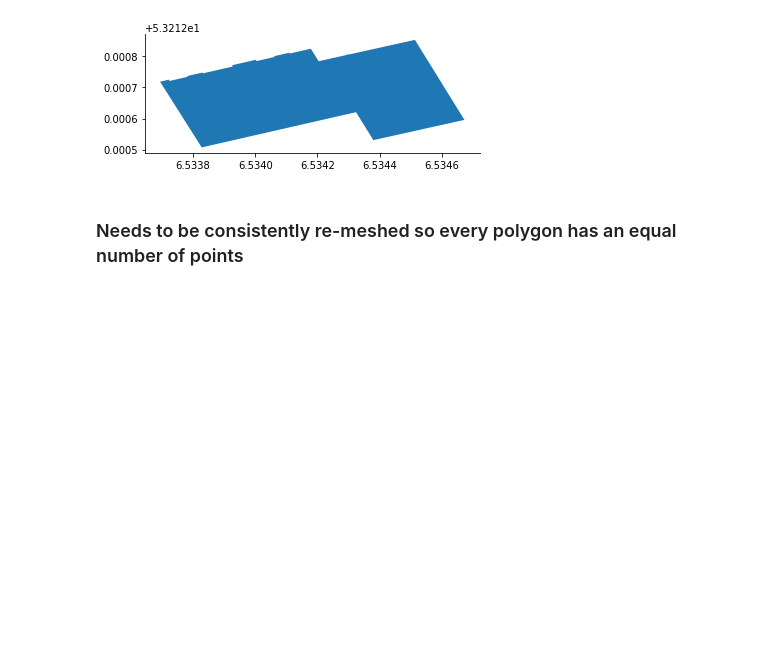
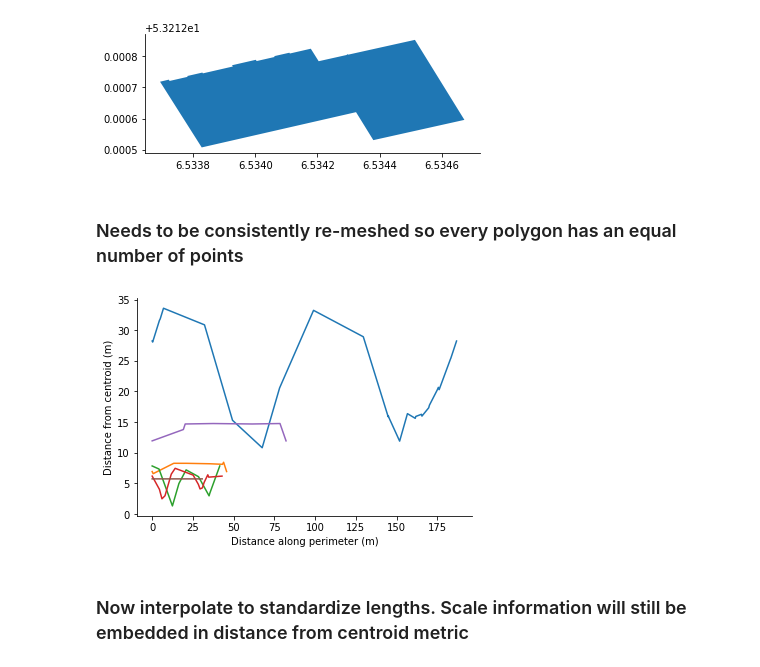
Before and after one commit to jamesjarlathlong/fragilityclustering, a Jupyter notebook: data/exploratory_clustering.ipynb, the cells around one changed output. Drawn from its saved outputs; the diff is of its cells as text; code cells hidden in the pictures; blank space fills up the shorter version.

Commit message:
updating with timeseries approach

```diff
--- a/data/exploratory_clustering.ipynb
+++ b/data/exploratory_clustering.ipynb
@@ -224,3 +246,29 @@ sns.despine()
 [figure]
 # %% [markdown]
 ### Needs to be consistently re-meshed so every polygon has an equal number of points
+# %%
+def cumulativedistance_from_startvertex(polygon):
+    pointsx, pointsy = polygon.exterior.coords.xy
+    pointlist = list(zip(pointsx, pointsy))
+    consecutive_pairs = list(zip(pointlist,pointlist[1:]))
+    consecutive_distances = [0]+[haversine(*thisvertex,*nextvertex)
+                            for thisvertex,nextvertex in consecutive_pairs]
+    cumulative_distances = itertools.accumulate(consecutive_distances)
+    return cumulative_distances
+def distancesensitive_polygon_to_timeseries(polygon):
+    fromcentroids = polygon_to_timeseries(polygon)
+    linear_from_start = cumulativedistance_from_startvertex(polygon)
+    return list(zip(linear_from_start,fromcentroids))
+# %%
+shapes['perimeter_timeseries'] = shapes['geometry'].apply(distancesensitive_polygon_to_timeseries)
+# %%
+fig,ax = plt.subplots(1)
+for idx,ts in enumerate(shapes.iloc[150:156]['perimeter_timeseries']):
+    ax.plot([i[0] for i in ts],[i[1] for i in ts], label=idx+150)
+ax.set_ylabel('Distance from centroid (m)')
+ax.set_xlabel('Distance along perimeter (m)')
+sns.despine()
+# %% [output]
+[figure, added]
+# %% [markdown]
+### Now interpolate to standardize lengths. Scale information will still be embedded in distance from centroid metric
```
Also changed, not shown: parts of 20 cells of this notebook.
